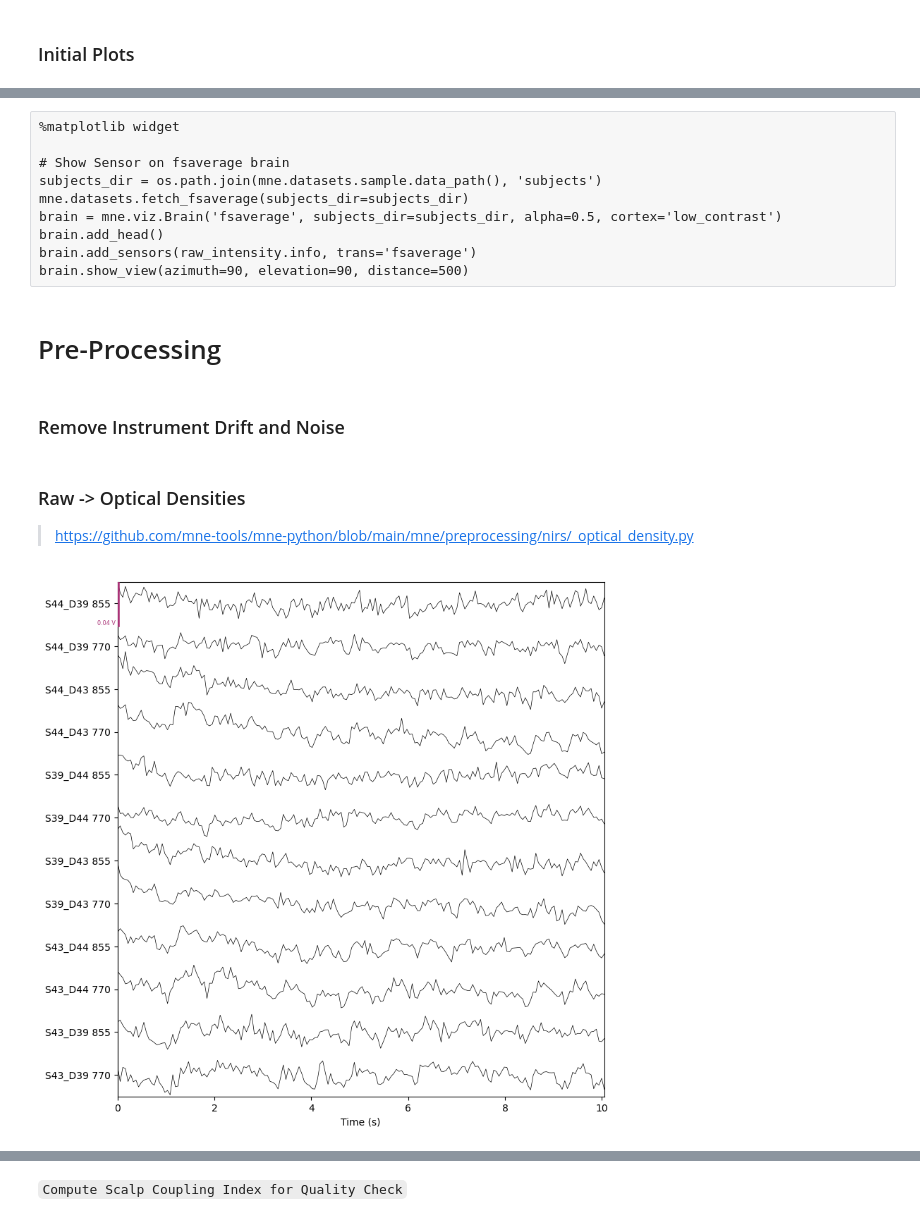
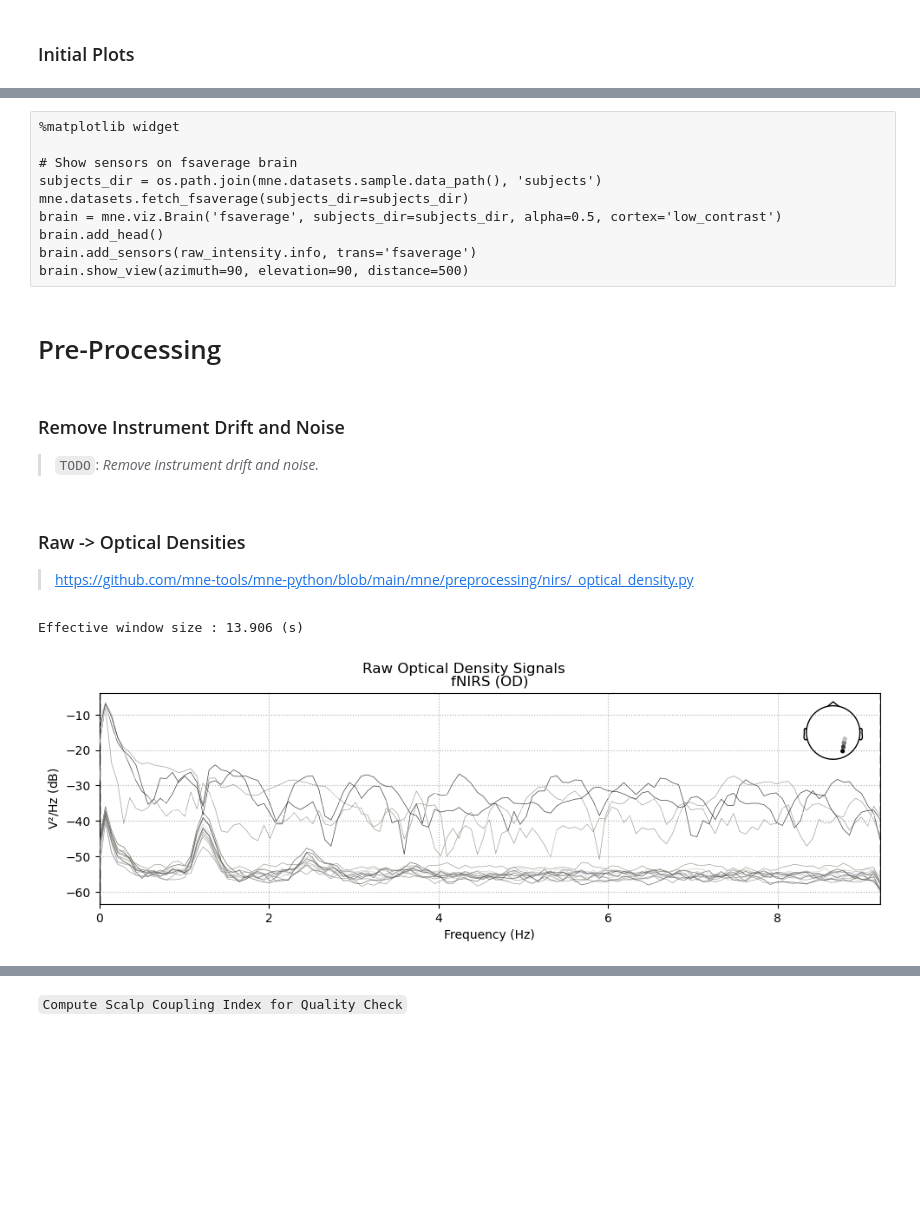
Before and after one commit to pulkitgoyal56/fnirsPy, a Jupyter notebook: main.ipynb, the cells around one changed output, grey strips where cells are left out. Cells and saved outputs as stored; diff of their text form; code cells hidden in the pictures; blank space fills up the shorter version.

```diff
--- a/main.ipynb
+++ b/main.ipynb
@@ -525,7 +562,7 @@ Effective window size : 13.906 (s)
 # %% [raw]
 %matplotlib widget
 
-# Show Sensor on fsaverage brain
+# Show sensors on fsaverage brain
 subjects_dir = os.path.join(mne.datasets.sample.data_path(), 'subjects')
 mne.datasets.fetch_fsaverage(subjects_dir=subjects_dir)
 brain = mne.viz.Brain('fsaverage', subjects_dir=subjects_dir, alpha=0.5, cortex='low_contrast')
@@ -539,6 +576,8 @@ brain.show_view(azimuth=90, elevation=90, distance=500)
 %matplotlib inline
 # %% [markdown]
 ### Remove Instrument Drift and Noise
+
+> `TODO`: *Remove instrument drift and noise.*
 # %% [markdown]
 ### Raw -> Optical Densities
 
@@ -547,6 +587,9 @@ brain.show_view(azimuth=90, elevation=90, distance=500)
 raw_od = mne.preprocessing.nirs.optical_density(raw_intensity)
-# %%
-# Plot optical density signals
-raw_od.plot(show_scrollbars=False);
-# %% [output]
-[figure, removed]
+# %%
+# View power spectral densities of the raw optical density (OD) signals
+fig = raw_od.compute_psd().plot(average=False)
+fig.suptitle('Raw Optical Density Signals')
+fig.subplots_adjust(top=0.88)
+# %% [output]
+Effective window size : 13.906 (s)
+[figure, added]
```
Also changed, not shown: parts of 52 cells of this notebook.
